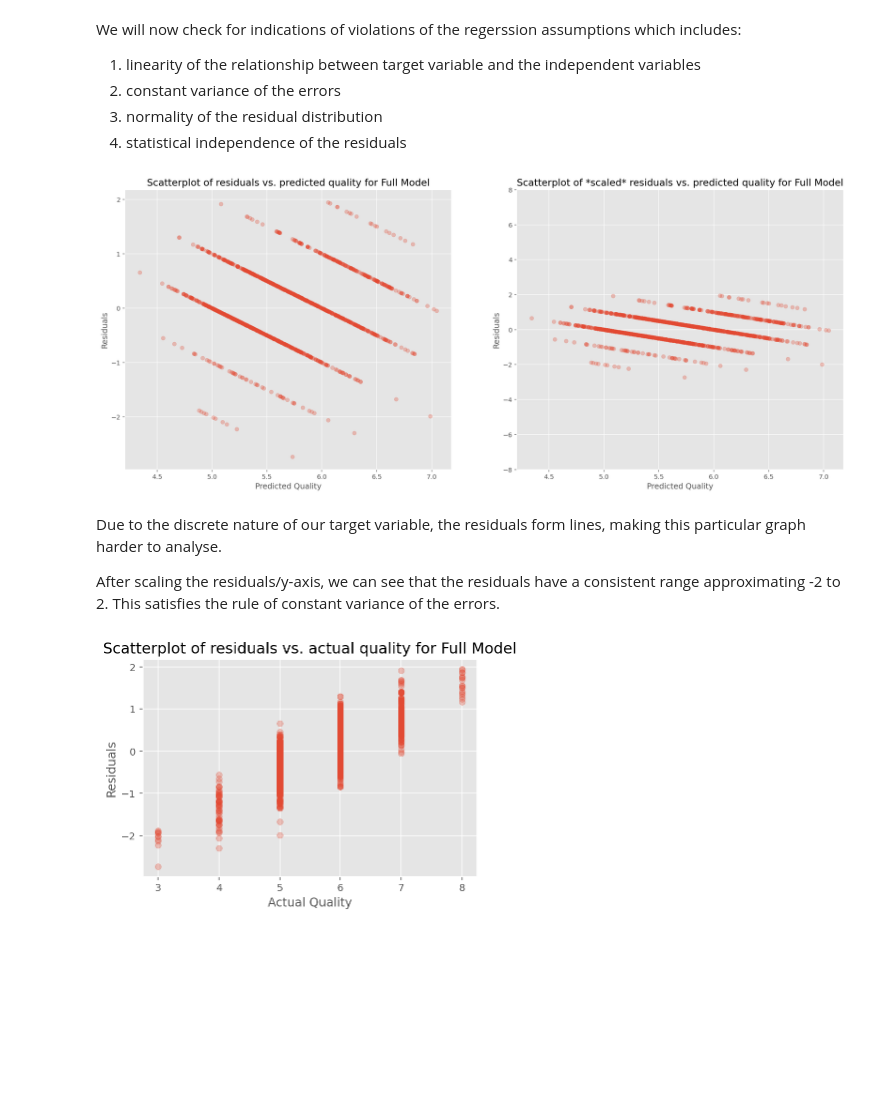
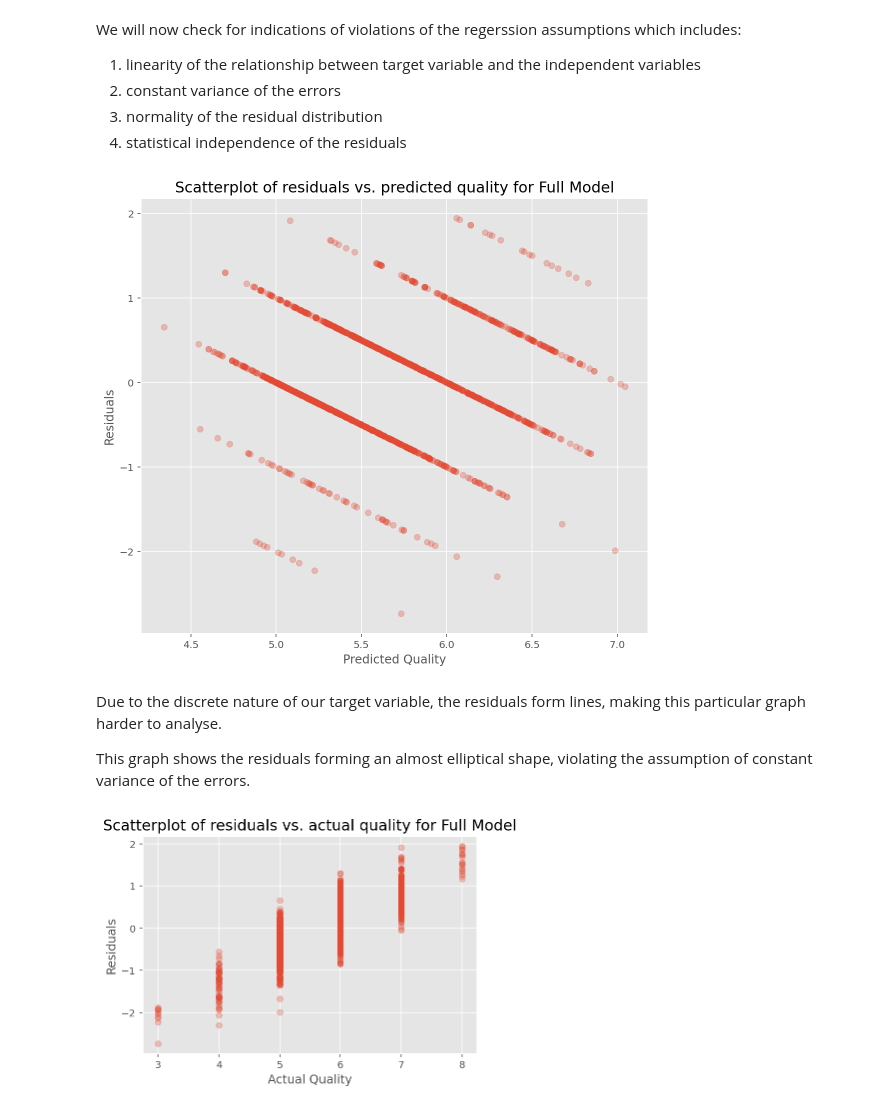
Before and after one commit to Michael-s3943224/MATH2412-Assignment, a Jupyter notebook: Phase2_Group21.ipynb, the cells around one changed output. Drawn from its saved outputs; the diff is of its cells as text; code cells hidden in the pictures; blank space fills up the shorter version.

```diff
--- a/Phase2_Group21.ipynb
+++ b/Phase2_Group21.ipynb
@@ -178,26 +180,26 @@ We will now check for indications of violations of the regerssion assumptions wh
 # %%
 def res_prequality():
     plt.scatter(residuals_full['predicted'], residuals_full['residual'], alpha=0.3);
     plt.xlabel('Predicted Quality');
     plt.ylabel('Residuals')
 
 
 plt.figure(figsize=(20, 8))
 plt.subplot(1, 2, 1)
 res_prequality()
 plt.title('Scatterplot of residuals vs. predicted quality for Full Model', fontsize=15)
-plt.subplot(1, 2, 2)
-res_prequality()
-plt.title('Scatterplot of *scaled* residuals vs. predicted quality for Full Model', fontsize=15)
-plt.ylim(-8, 8)
+# plt.subplot(1, 2, 2)
+# res_prequality()
+# plt.title('Scatterplot of *scaled* residuals vs. predicted quality for Full Model', fontsize=15)
+# plt.ylim(-8, 8)
 
 plt.show()
 # %% [output]
-[figure, old version]
+[figure, new version]
 # %% [markdown]
 Due to the discrete nature of our target variable, the residuals form lines, making this particular graph harder to analyse.
 
-After scaling the residuals/y-axis, we can see that the residuals have a consistent range approximating -2 to 2. This satisfies the rule of constant variance of the errors.
+This graph shows the residuals forming an almost elliptical shape, violating the assumption of constant variance of the errors.
 # %%
 plt.scatter(residuals_full['actual'], residuals_full['residual'], alpha=0.3);
 plt.xlabel('Actual Quality');
```
Also changed, not shown: parts of 9 cells of this notebook.
